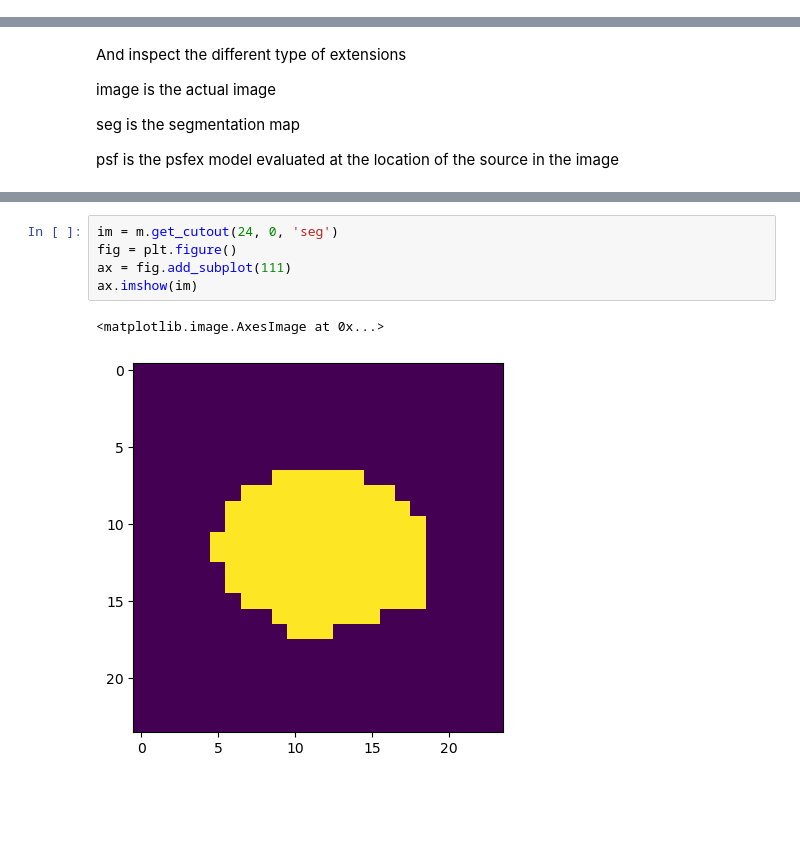
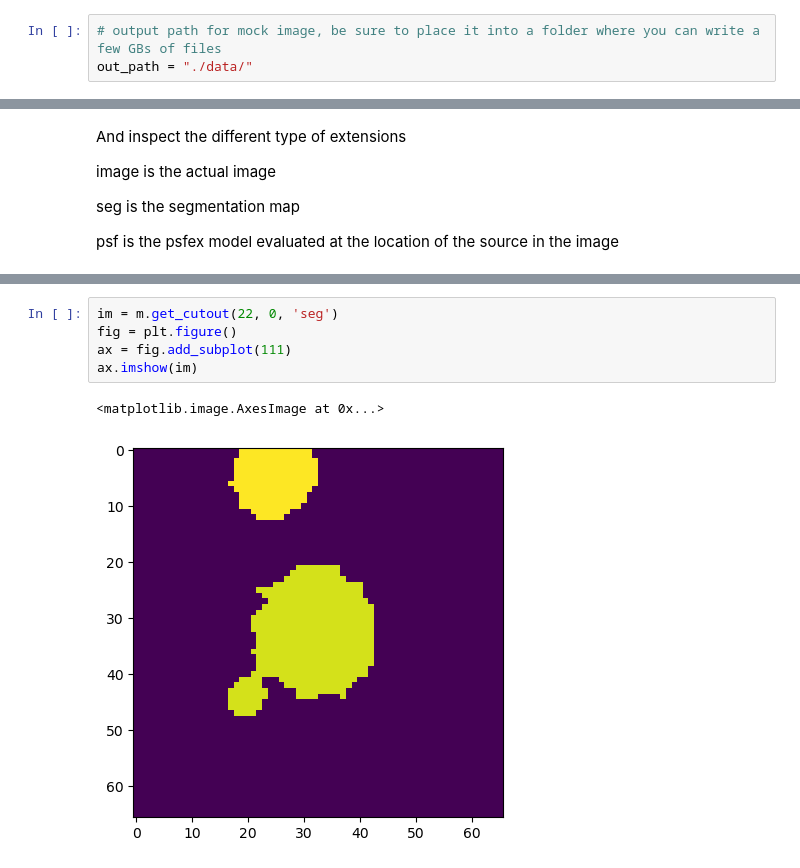
Before and after one commit to vargatn/synthetic, a Jupyter notebook: tutorial/C2_create_MEDS.ipynb, the cells around one changed output, grey strips where cells are left out. Drawn from its saved outputs; the diff is of its cells as text; blank space fills up the shorter version.

```diff
--- a/tutorial/C2_create_MEDS.ipynb
+++ b/tutorial/C2_create_MEDS.ipynb
@@ -72,0 +68,3 @@ out_path = "data/"
+# %%
+# output path for mock image, be sure to place it into a folder where you can write a few GBs of files
+out_path = "./data/"
@@ -213,9 +217,9 @@ ax.imshow(im)
 # %%
-im = m.get_cutout(24, 0, 'seg')
+im = m.get_cutout(22, 0, 'seg')
 fig = plt.figure()
 ax = fig.add_subplot(111)
 ax.imshow(im)
 # %% [output]
 <matplotlib.image.AxesImage at 0x...>
-[figure, old version]
+[figure, new version]
 # %%
```
Also changed, not shown: parts of 12 cells of this notebook, 2 other files.
